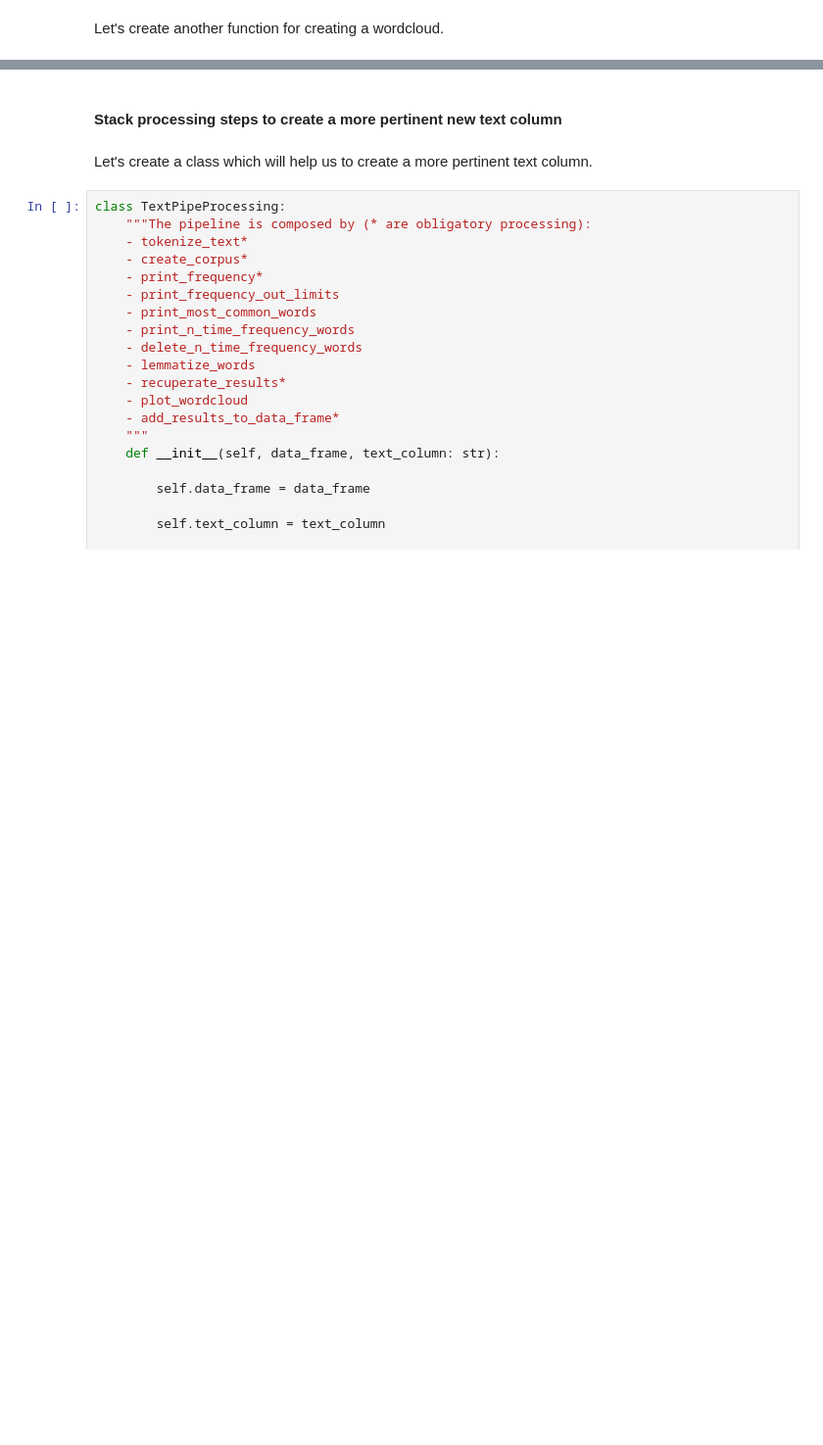
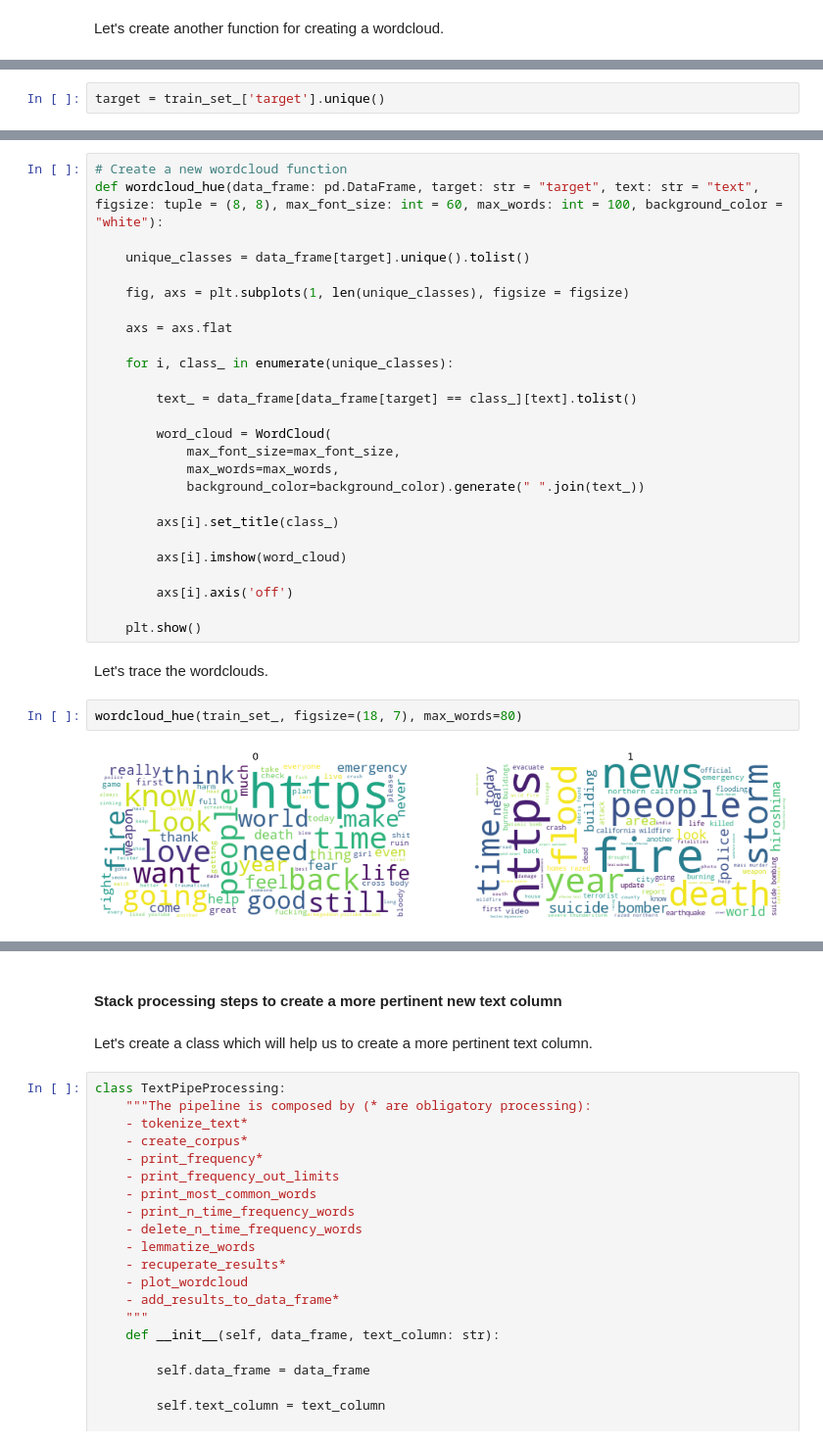
Before and after one commit to Oumar199/nlp_programs_exercises, a Jupyter notebook: kaggle_tweet_competition_eda_preprocessing.ipynb, the cells around one changed output, grey strips where cells are left out. Shown at 98% size. Cells and saved outputs as stored; diff of their text form; blank space fills up the shorter version.

```diff
--- a/kaggle_tweet_competition_eda_preprocessing.ipynb
+++ b/kaggle_tweet_competition_eda_preprocessing.ipynb
@@ -1137,0 +1309,2 @@ The most common words in the corpus are https, people, fire, video, news, disast
+# %%
+target = train_set_['target'].unique()
@@ -1137,0 +1315,32 @@ The most common words in the corpus are https, people, fire, video, news, disast
+# %%
+# Create a new wordcloud function
+def wordcloud_hue(data_frame: pd.DataFrame, target: str = "target", text: str = "text", figsize: tuple = (8, 8), max_font_size: int = 60, max_words: int = 100, background_color = "white"):
+
+    unique_classes = data_frame[target].unique().tolist()
+
+    fig, axs = plt.subplots(1, len(unique_classes), figsize = figsize)
+
+    axs = axs.flat
+
+    for i, class_ in enumerate(unique_classes):
+
+        text_ = data_frame[data_frame[target] == class_][text].tolist()
+
+        word_cloud = WordCloud(
+            max_font_size=max_font_size,
+            max_words=max_words,
+            background_color=background_color).generate(" ".join(text_))
+
+        axs[i].set_title(class_)
+
+        axs[i].imshow(word_cloud)
+
+        axs[i].axis('off')
+
+    plt.show()
+# %% [markdown]
+Let's trace the wordclouds.
+# %%
+wordcloud_hue(train_set_, figsize=(18, 7), max_words=80)
+# %% [output]
+[figure, added]
```
Also changed, not shown: parts of 83 cells of this notebook, 3 other files.
